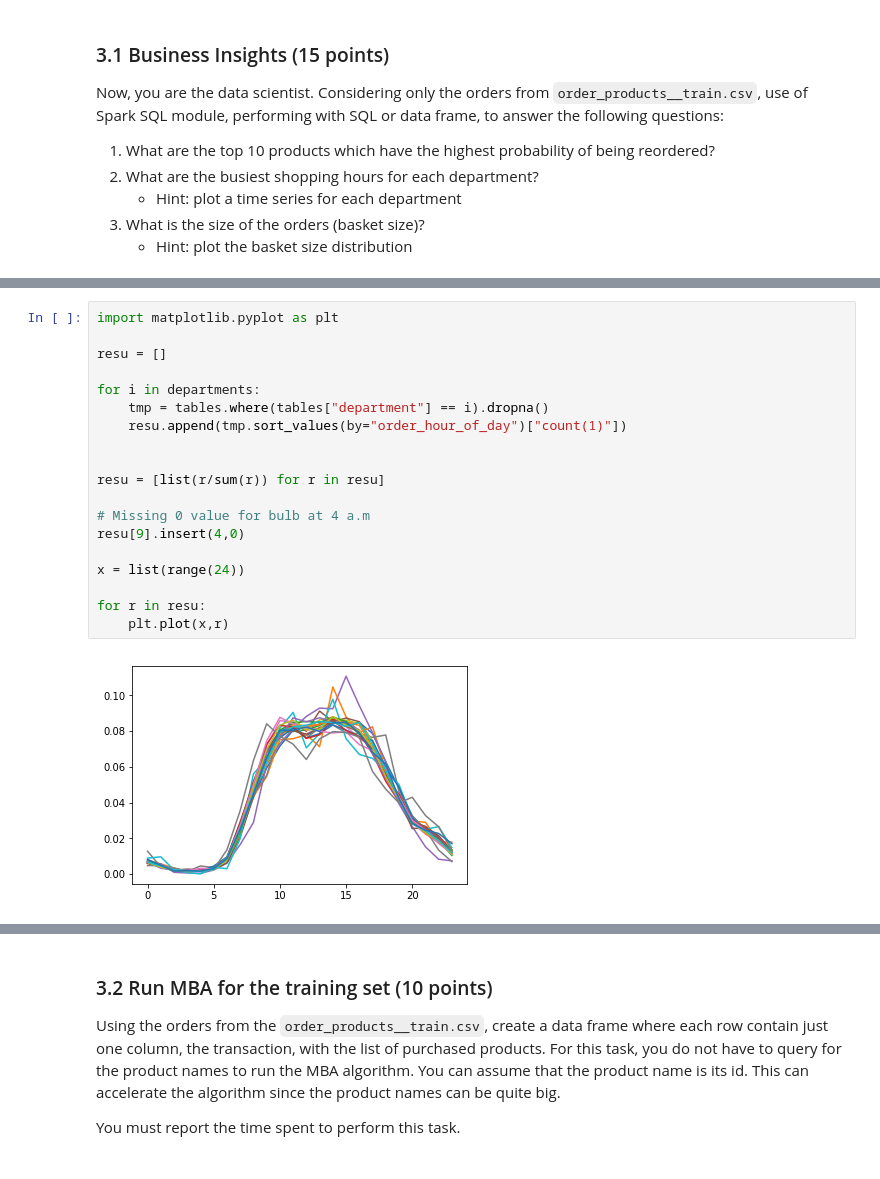
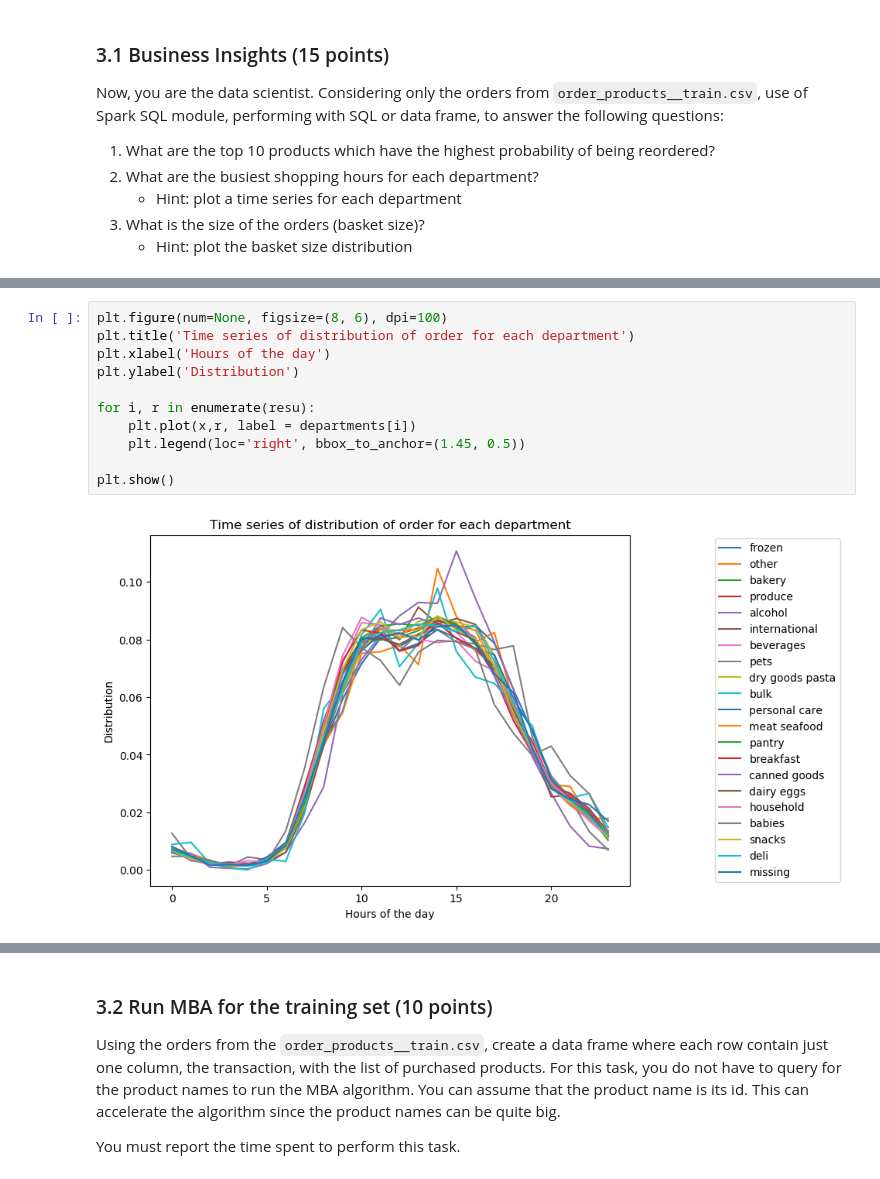
Before and after one commit to TheoMoins/INF8111-Assignment, a Jupyter notebook: 03/tp3.ipynb, the cells around one changed output, grey strips where cells are left out. Saved outputs shown, nothing was run; the diff lists cells and outputs as text.

```diff
--- a/03/tp3.ipynb
+++ b/03/tp3.ipynb
@@ -651,21 +675,13 @@ NameError: name 'sort_values' is not defined
-# %%
-import matplotlib.pyplot as plt
-
-resu = []
-
-for i in departments:
-    tmp = tables.where(tables["department"] == i).dropna()
-    resu.append(tmp.sort_values(by="order_hour_of_day")["count(1)"])
-
-
-resu = [list(r/sum(r)) for r in resu]
-
-# Missing 0 value for bulb at 4 a.m
-resu[9].insert(4,0)
-
-x = list(range(24))
-
-for r in resu:
-    plt.plot(x,r)
-# %% [output]
-[figure, removed]
+# %%
+plt.figure(num=None, figsize=(8, 6), dpi=100)
+plt.title('Time series of distribution of order for each department')
+plt.xlabel('Hours of the day')
+plt.ylabel('Distribution')
+
+for i, r in enumerate(resu):
+    plt.plot(x,r, label = departments[i])
+    plt.legend(loc='right', bbox_to_anchor=(1.45, 0.5))
+
+plt.show()
+# %% [output]
+[figure, added]
```
Also changed, not shown: parts of 8 cells of this notebook.
